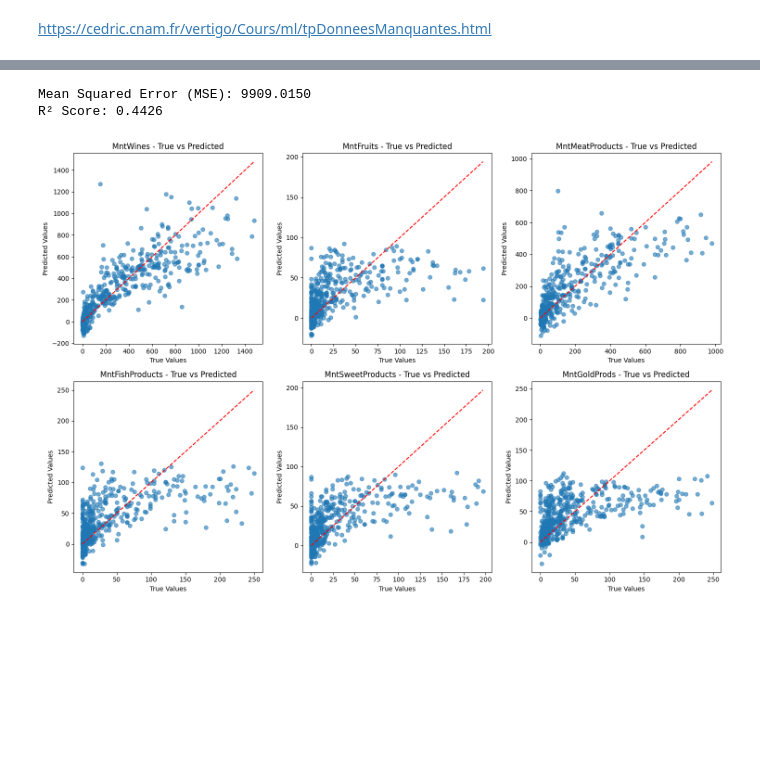
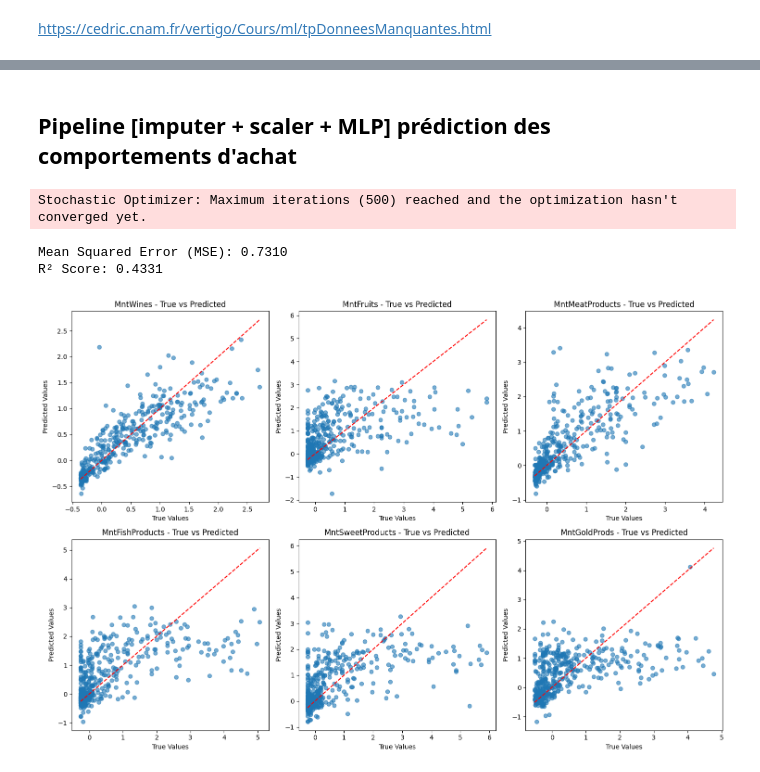
Before and after one commit to Jmuhleman/BUI_2024, a Jupyter notebook: projet/exploration.ipynb, the cells around one changed output, grey strips where cells are left out. Saved outputs shown, nothing was run; the diff lists cells and outputs as text; code cells hidden in the pictures; blank space fills up the shorter version.

```diff
--- a/projet/exploration.ipynb
+++ b/projet/exploration.ipynb
@@ -78,7 +20,0 @@ imputed_num_df = pd.DataFrame(imputer.fit_transform(num_df), columns=num_df.colu
-# %%
-scaler = RobustScaler()
-non_num_df = data_df.select_dtypes(exclude='number')
-data_scaled = scaler.fit_transform(imputed_num_df)
-
-data_scaled_df = pd.DataFrame(data_scaled, columns=num_df.columns, index=num_df.index)
-final_df = pd.concat([data_scaled_df, non_num_df], axis=1)
@@ -85,24 +47,30 @@ final_df = pd.concat([data_scaled_df, non_num_df], axis=1)
 # %%
-# Evaluation des outliers par boxplot
 import pandas as pd
 import seaborn as sns
 import matplotlib.pyplot as plt
 
 n_cols = 3  # Adjust the number of columns as needed
-n_rows = (len(data_scaled_df.columns) // n_cols) + (len(data_scaled_df.columns) % n_cols > 0)  # Calculate rows needed
+n_rows = (len(final_df.select_dtypes(include='number').columns) // n_cols) + (len(final_df.select_dtypes(include='number').columns) % n_cols > 0)  # Calculate rows needed
 
 # Create a figure with subplots
-fig, axes = plt.subplots(n_rows, n_cols, figsize=(15, 5 * n_rows))
+fig, axes = plt.subplots(n_rows, n_cols * 2, figsize=(20, 5 * n_rows))  # Double the number of columns to accommodate both boxplot and histogram
 
 # Flatten axes array for easy iteration if there are multiple rows
 axes = axes.flatten()
 
-# Loop through each column and create a boxplot
-for i, col in enumerate(data_scaled_df.columns):
-    sns.boxplot(ax=axes[i], data=data_scaled_df[col])
-    axes[i].set_title(f'Boxplot of {col}')
-    axes[i].set_xlabel('')  # Optional: hide xlabel for clarity
-    axes[i].set_ylabel('')  # Optional: hide ylabel for clarity
+# Loop through each column and create a boxplot and histogram
+for i, col in enumerate(final_df.select_dtypes(include='number').columns):
+    # Boxplot on the left
+    sns.boxplot(ax=axes[2 * i], data=final_df[col])
+    axes[2 * i].set_title(f'Boxplot of {col}')
+    axes[2 * i].set_xlabel('')  # Optional: hide xlabel for clarity
+    axes[2 * i].set_ylabel('')  # Optional: hide ylabel for clarity
+
+    # Histogram on the right
+    axes[2 * i + 1].hist(final_df[col], bins=30, edgecolor='black')
+    axes[2 * i + 1].set_title(f'Histogram of {col}')
+    axes[2 * i + 1].set_xlabel(col)
+    axes[2 * i + 1].set_ylabel('Frequency')
 
 # Hide any unused subplots (if the number of columns is not a perfect multiple of n_cols)
 for j in range(i + 1, len(axes)):
@@ -170,3 +193,5 @@ plt.show()
+# %% [markdown]
+## Pipeline [imputer + scaler + MLP] prédiction des comportements d'achat
 # %%
 import numpy as np
 import pandas as pd
@@ -185,15 +210,14 @@ target_features = ['MntWines', 'MntFruits', 'MntMeatProducts', 'MntFishProducts'
 # Step 2: Preprocessing pipeline
 
 # Define numeric columns (exclude the target variables and non-numeric columns)
-numeric_cols = data_df.select_dtypes(include='number').columns.tolist()
+numeric_cols = data_numerical.copy().select_dtypes(include='number').columns.tolist()
 numeric_cols = [col for col in numeric_cols if col not in target_features]
 
 # Define categorical columns
-categorical_cols = data_df.select_dtypes(exclude='number').columns.tolist()
+categorical_cols = data_numerical.select_dtypes(exclude='number').columns.tolist()
 
 # Create a transformer for numeric columns (impute and scale)
 numeric_transformer = Pipeline(steps=[
-    ('imputer', KNNImputer(n_neighbors=3)),  # Imputation for missing values
     ('scaler', RobustScaler())  # Robust scaling
 ])
 
@@ -210,46 +234,46 @@ preprocessor = ColumnTransformer(
 # Step 3: Prepare the data
 
 # Select features (X) and target (y)
-X = data_df.drop(columns=target_features)  # Features
-y = data_df[target_features]  # Target variables
+X = data_numerical.drop(columns=target_features)  # Features
+y = data_numerical[target_features]  # Target variables
 
 # Step 4: Split the dataset into training and testing sets (80% train, 20% test)
 X_train, X_test, y_train, y_test = train_test_split(X, y, test_size=0.2, random_state=42)
 
 # Step 5: Create a pipeline for the full process (Preprocessing + MLP)
 mlp_pipeline = Pipeline(steps=[
-    ('preprocessor', preprocessor),  # Apply preprocessing steps
     ('mlp', MLPRegressor(hidden_layer_sizes=(50,), max_iter=500, random_state=42))  # MLP Model
 ])
 
 # Step 6: Train the MLP model
 mlp_pipeline.fit(X_train, y_train)
 
 # Step 7: Make predictions on the test set
 y_pred = mlp_pipeline.predict(X_test)
 
 # Step 8: Evaluate the model's performance
 mse = mean_squared_error(y_test, y_pred)
 r2 = r2_score(y_test, y_pred)
 
 print(f'Mean Squared Error (MSE): {mse:.4f}')
 print(f'R² Score: {r2:.4f}')
 
 # Step 9: Visualize predictions vs true values for each target feature
 fig, axes = plt.subplots(2, 3, figsize=(15, 10))
 
 for i, feature in enumerate(target_features):
     ax = axes[i // 3, i % 3]
     ax.scatter(y_test[feature], y_pred[:, i], alpha=0.6)
     ax.set_title(f'{feature} - True vs Predicted')
     ax.set_xlabel('True Values')
     ax.set_ylabel('Predicted Values')
     ax.plot([y_test[feature].min(), y_test[feature].max()],
             [y_test[feature].min(), y_test[feature].max()], color='red', linestyle='--')
 
 plt.tight_layout()
 plt.show()
 # %% [output]
-Mean Squared Error (MSE): 9909.0150
-R² Score: 0.4426
+Stochastic Optimizer: Maximum iterations (500) reached and the optimization hasn't converged yet.
+Mean Squared Error (MSE): 0.7310
+R² Score: 0.4331
-[figure, old version]
+[figure, new version]
```
Also changed, not shown: parts of 24 cells of this notebook.
